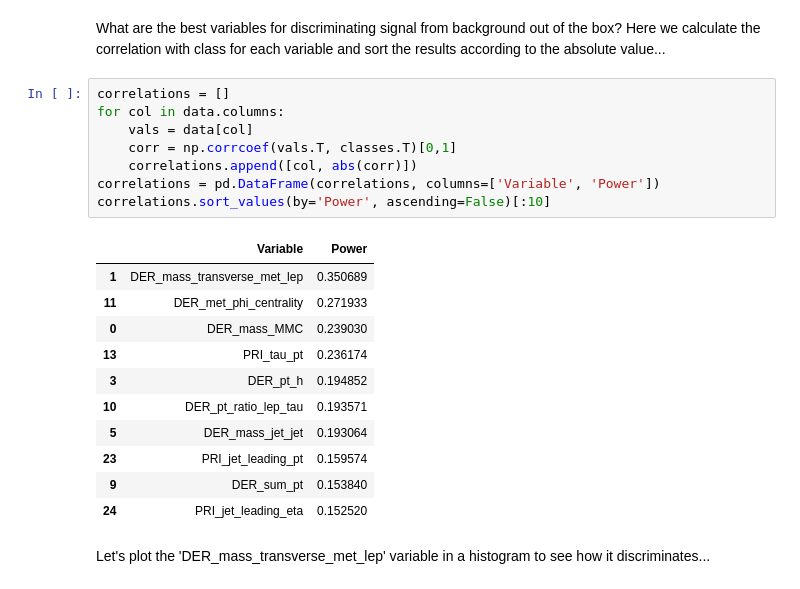
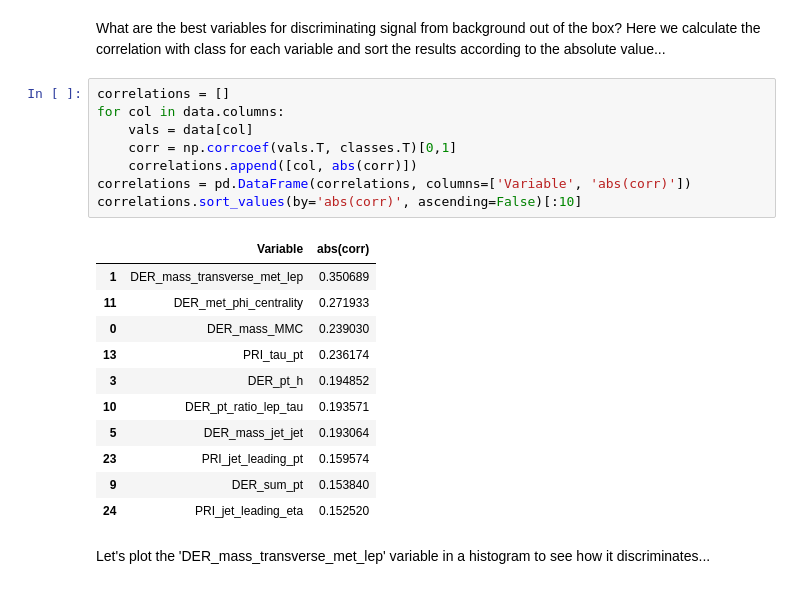
Before and after one commit to adambozson/higgsml-sklearn, a Jupyter notebook: Tutorial.ipynb, the cells around one changed output. Saved outputs shown, nothing was run; the diff lists cells and outputs as text.

Commit message:
Rename 'Power' variable

```diff
--- a/Tutorial.ipynb
+++ b/Tutorial.ipynb
@@ -140,13 +140,13 @@ What are the best variables for discriminating signal from background out of the
 # %%
 correlations = []
 for col in data.columns:
     vals = data[col]
     corr = np.corrcoef(vals.T, classes.T)[0,1]
     correlations.append([col, abs(corr)])
-correlations = pd.DataFrame(correlations, columns=['Variable', 'Power'])
-correlations.sort_values(by='Power', ascending=False)[:10]
+correlations = pd.DataFrame(correlations, columns=['Variable', 'abs(corr)'])
+correlations.sort_values(by='abs(corr)', ascending=False)[:10]
 # %% [output]
-|  | Variable | Power |
+|  | Variable | abs(corr) |
 | 1 | DER_mass_transverse_met_lep | 0.350689 |
 | 11 | DER_met_phi_centrality | 0.271933 |
 | 0 | DER_mass_MMC | 0.239030 |
```
Also changed, not shown: parts of 7 cells of this notebook.
